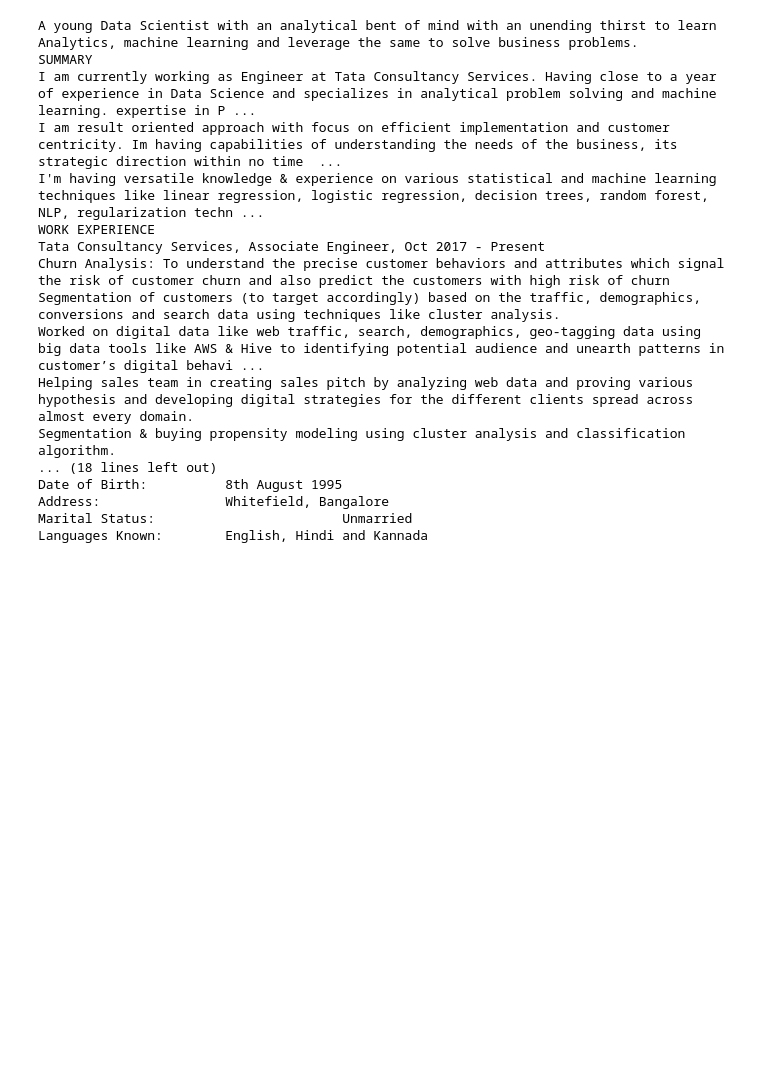
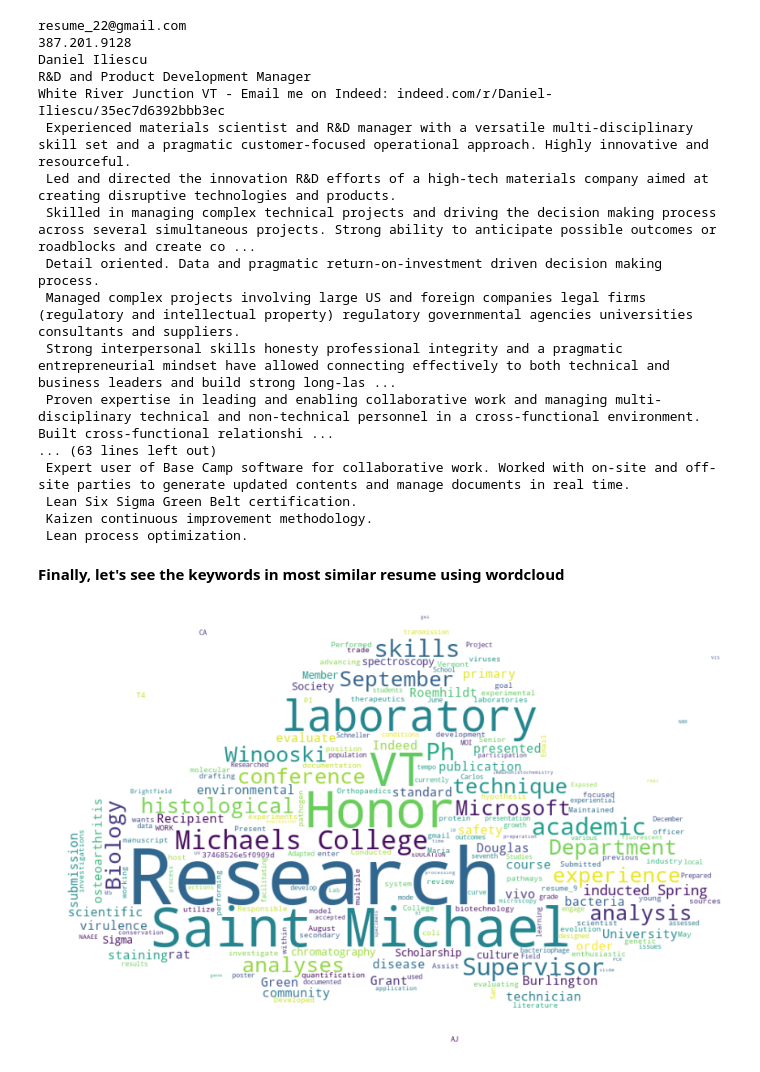
Before and after one commit to Tobsam237/Resume_Recommendation, a Jupyter notebook: CapstoneP_ResumeRecommendation.ipynb, the cells around one changed output. Cells and saved outputs as stored; diff of their text form; code cells hidden in the pictures; blank space fills up the shorter version.

Commit message:
Markdown, headers and wordcloud updates

```diff
--- a/CapstoneP_ResumeRecommendation.ipynb
+++ b/CapstoneP_ResumeRecommendation.ipynb
@@ -57,3 +64,6 @@ Saving Vishnu_resume.docx to Vishnu_resume.docx
+# %%
+#get .docx files from a given path
+worddocx = glob.glob('./*.docx')
 # %%
 #define a function to extract text from any given .docx
 def getTextdoc(filename):
@@ -62,9 +72,6 @@ def getTextdoc(filename):
   for para in doc.paragraphs:
     fullText.append(para.text)
   return '\n'.join(fullText)
-# %%
-#get .docx files from a given path
-worddocx = glob.glob(uploaded, './*.docx')
 # %%
 #extract text doc and compile them in a dataframe
 li= []
@@ -164,21 +211,31 @@ df_final
 # %%
-#get any resume in df based on index
-print(getTextdoc(worddocx[38]))
+#Thus, the get any resume in df based on index
+print(getTextdoc(worddocx[129]))
 # %% [output]
-A young Data Scientist with an analytical bent of mind with an unending thirst to learn Analytics, machine learning and leverage the same to solve business problems.
-SUMMARY
-I am currently working as Engineer at Tata Consultancy Services. Having close to a year of experience in Data Science and specializes in analytical problem solving and machine learning. expertise in P ...
-I am result oriented approach with focus on efficient implementation and customer centricity. Im having capabilities of understanding the needs of the business, its strategic direction within no time  ...
-I'm having versatile knowledge & experience on various statistical and machine learning techniques like linear regression, logistic regression, decision trees, random forest, NLP, regularization techn ...
-WORK EXPERIENCE
-Tata Consultancy Services, Associate Engineer, Oct 2017 - Present
-Churn Analysis: To understand the precise customer behaviors and attributes which signal the risk of customer churn and also predict the customers with high risk of churn
-Segmentation of customers (to target accordingly) based on the traffic, demographics, conversions and search data using techniques like cluster analysis.
-Worked on digital data like web traffic, search, demographics, geo-tagging data using big data tools like AWS & Hive to identifying potential audience and unearth patterns in customer’s digital behavi ...
-Helping sales team in creating sales pitch by analyzing web data and proving various hypothesis and developing digital strategies for the different clients spread across almost every domain.
-Segmentation & buying propensity modeling using cluster analysis and classification algorithm.
-... (18 lines left out)
-Date of Birth:          8th August 1995
-Address:                Whitefield, Bangalore
-Marital Status:                        Unmarried
-Languages Known:        English, Hindi and Kannada
+resume_22@gmail.com
+387.201.9128
+Daniel Iliescu
+R&D and Product Development Manager
+White River Junction VT - Email me on Indeed: indeed.com/r/Daniel-Iliescu/35ec7d6392bbb3ec
+ Experienced materials scientist and R&D manager with a versatile multi-disciplinary skill set and a pragmatic customer-focused operational approach. Highly innovative and resourceful.
+ Led and directed the innovation R&D efforts of a high-tech materials company aimed at creating disruptive technologies and products.
+ Skilled in managing complex technical projects and driving the decision making process across several simultaneous projects. Strong ability to anticipate possible outcomes or roadblocks and create co ...
+ Detail oriented. Data and pragmatic return-on-investment driven decision making process.
+ Managed complex projects involving large US and foreign companies legal firms (regulatory and intellectual property) regulatory governmental agencies universities consultants and suppliers.
+ Strong interpersonal skills honesty professional integrity and a pragmatic entrepreneurial mindset have allowed connecting effectively to both technical and business leaders and build strong long-las ...
+ Proven expertise in leading and enabling collaborative work and managing multi-disciplinary technical and non-technical personnel in a cross-functional environment. Built cross-functional relationshi ...
+... (63 lines left out)
+ Expert user of Base Camp software for collaborative work. Worked with on-site and off-site parties to generate updated contents and manage documents in real time.
+ Lean Six Sigma Green Belt certification.
+ Kaizen continuous improvement methodology.
+ Lean process optimization.
+# %% [markdown]
+**Finally, let's see the keywords in most similar resume using wordcloud**
+# %%
+wc_jd1 = wc.generate(getTextdoc(worddocx[129]))
+plt.figure(figsize=(15,10))
+plt.imshow(wc_jd1, interpolation='bilinear')
+plt.axis('off')
+plt.show()
+# %% [output]
+[figure, added]
```
Also changed, not shown: parts of 33 cells of this notebook.
